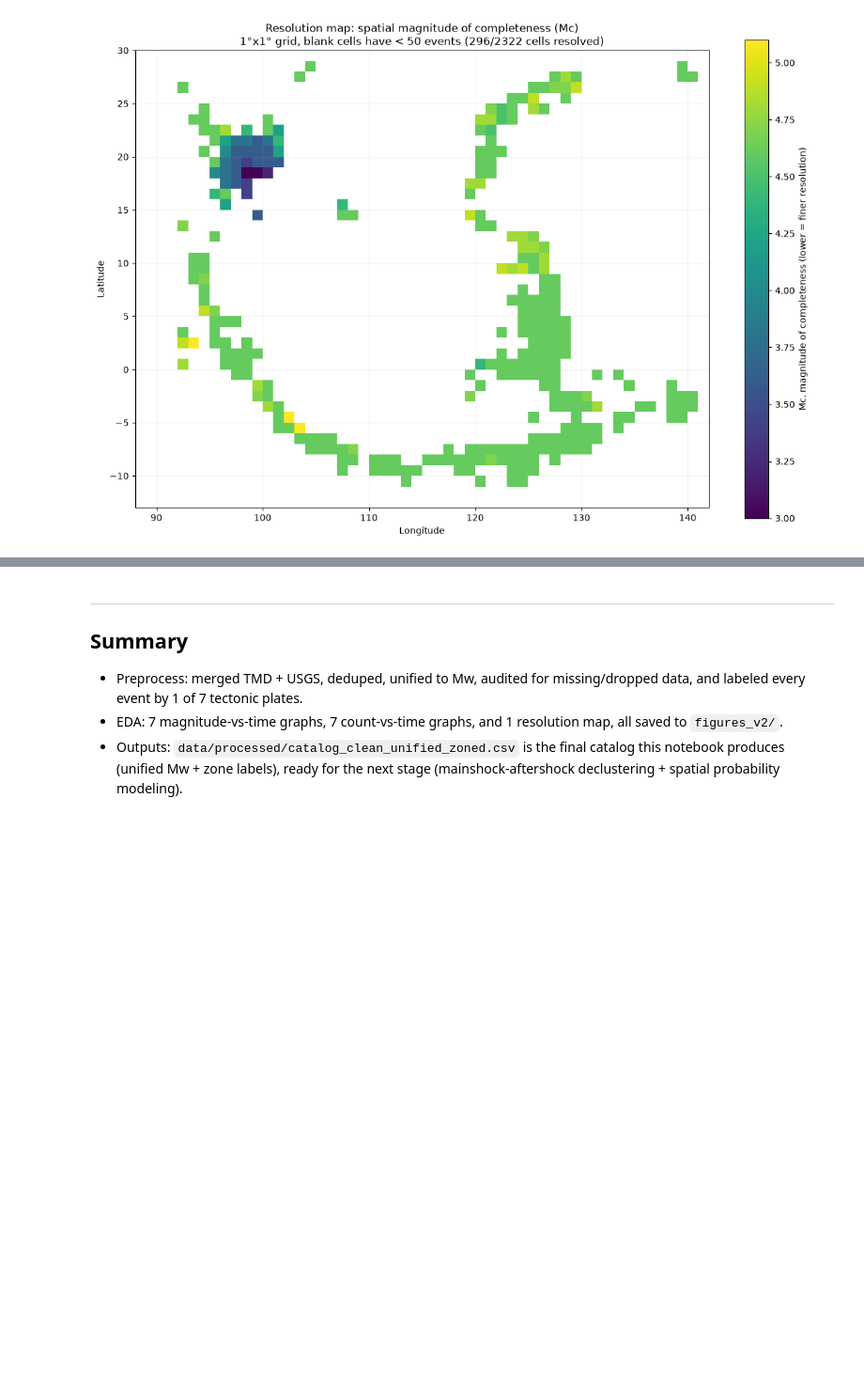
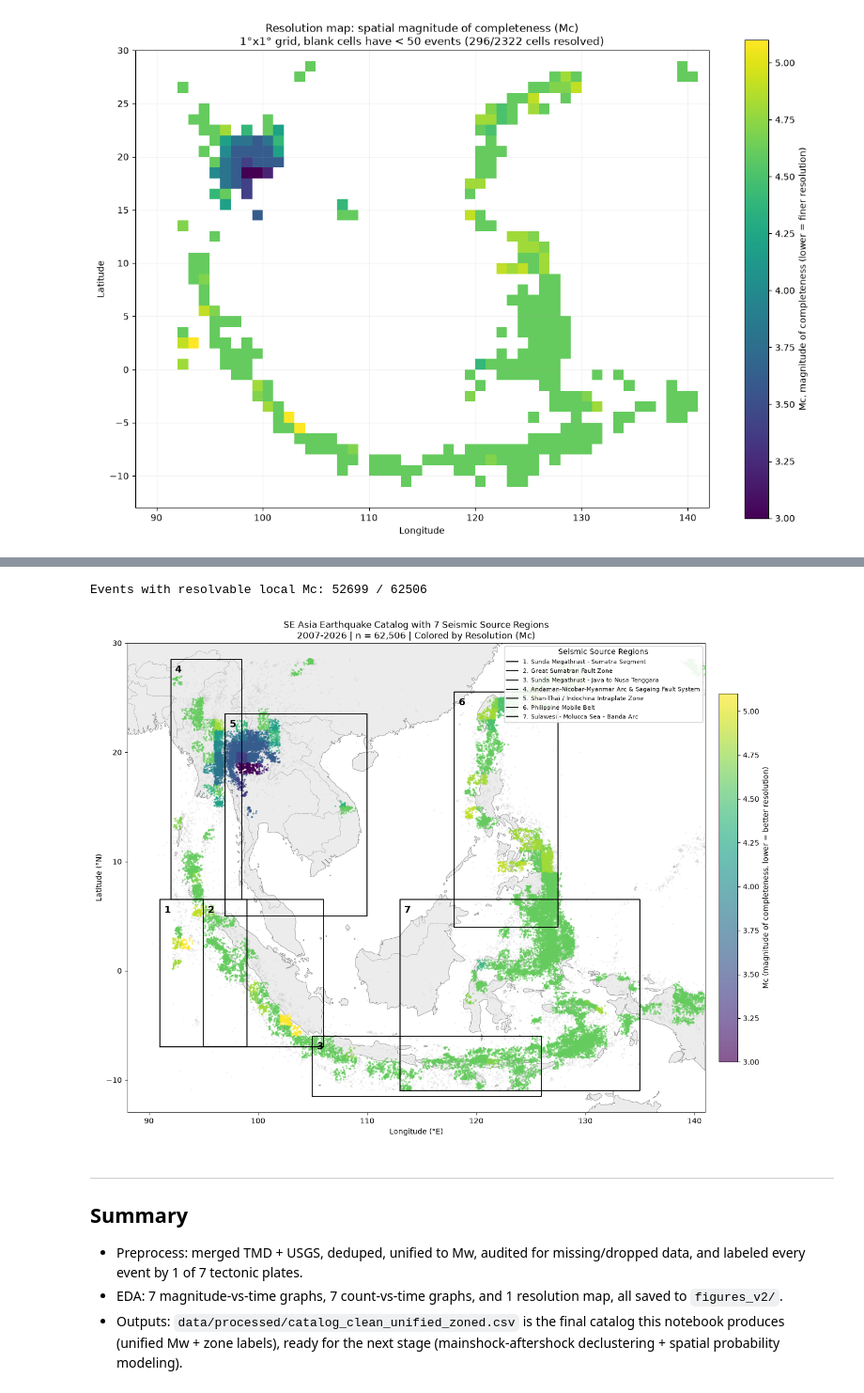
Before and after one commit to maypccp19-glitch/thesis_draft, a Jupyter notebook: preprocess_eda.ipynb, the cells around one changed output, grey strips where cells are left out. Shown at 94% size. Cells and saved outputs as stored; diff of their text form; code cells hidden in the pictures; blank space fills up the shorter version.

```diff
--- a/preprocess_eda.ipynb
+++ b/preprocess_eda.ipynb
@@ -565,3 +580,68 @@ plt.show()
+# %%
+import cartopy.crs as ccrs
+import cartopy.feature as cfeature
+import matplotlib.lines as mlines
+
+# Simplified rectangular outlines for display only (Z1/Z2 approximate the
+# diagonal Sumatra split as boxes; Z3-Z7 match classify()'s real boxes).
+ZONE_BOX = {
+    "Z1": (91, 99, -7, 6.5),
+    "Z2": (95, 106, -7, 6.5),
+    "Z3": (105, 126, -11.5, -6.0),
+    "Z4": (92, 98.5, 6.5, 28.5),
+    "Z5": (97, 110, 5.0, 23.5),
+    "Z6": (118, 127.5, 4.0, 25.5),
+    "Z7": (113, 135, -11.0, 6.5),
+}
+
+# Reuse the mc_grid computed above: look up each event's local Mc via its grid cell
+resolution = np.full(len(catalog), np.nan)
+resolution[valid] = mc_grid[lat_idx[valid], lon_idx[valid]]
+catalog["resolution_mc"] = resolution
+has_res = catalog["resolution_mc"].notna()
+print(f"Events with resolvable local Mc: {has_res.sum()} / {len(catalog)}")
+
+fig = plt.figure(figsize=(14, 10))
+ax = plt.axes(projection=ccrs.PlateCarree())
+ax.set_extent([88, 141, -13, 30], crs=ccrs.PlateCarree())
+ax.add_feature(cfeature.LAND, facecolor="#ececec", zorder=0)
+ax.add_feature(cfeature.BORDERS, linewidth=0.4, edgecolor="#999999", zorder=1)
+ax.add_feature(cfeature.COASTLINE, linewidth=0.5, edgecolor="#777777", zorder=1)
+
+ax.scatter(catalog.loc[~has_res, "lon"], catalog.loc[~has_res, "lat"], color="#cfcfcf", s=3, alpha=0.4,
+           linewidths=0, transform=ccrs.PlateCarree(), zorder=2)
+sc = ax.scatter(catalog.loc[has_res, "lon"], catalog.loc[has_res, "lat"],
+                 c=catalog.loc[has_res, "resolution_mc"], cmap="viridis", s=6, alpha=0.65,
+                 linewidths=0, transform=ccrs.PlateCarree(), zorder=3)
+
+for i, zone in enumerate(ZONE_ORDER, start=1):
+    lon0, lon1, lat0, lat1 = ZONE_BOX[zone]
+    ax.plot([lon0, lon1, lon1, lon0, lon0], [lat0, lat0, lat1, lat1, lat0],
+            color="black", linewidth=1.3, transform=ccrs.PlateCarree(), zorder=4)
+    ax.text(lon0 + 0.4, lat1 - 1.2, str(i), fontsize=13, fontweight="bold", color="black",
+            transform=ccrs.PlateCarree(), zorder=5)
+
+cbar = fig.colorbar(sc, ax=ax, shrink=0.75, pad=0.02)
+cbar.set_label("Mc (magnitude of completeness, lower = better resolution)")
+
+legend_handles = [mlines.Line2D([], [], color="black", linewidth=1.3) for _ in ZONE_ORDER]
+legend_labels = [f"{i}. {ZONE_NAME[z]}" for i, z in enumerate(ZONE_ORDER, start=1)]
+ax.legend(legend_handles, legend_labels, loc="upper right", fontsize=8, framealpha=0.9, title="Seismic Source Regions")
+
+n_years = f"{catalog['time_utc'].min().year}-{catalog['time_utc'].max().year}"
+ax.set_title(f"SE Asia Earthquake Catalog with 7 Seismic Source Regions\n"
+             f"{n_years} | n = {len(catalog):,} | Colored by Resolution (Mc)")
+ax.set_xticks(np.arange(90, 141, 10), crs=ccrs.PlateCarree())
+ax.set_yticks(np.arange(-10, 31, 10), crs=ccrs.PlateCarree())
+ax.set_xlabel("Longitude (°E)")
+ax.set_ylabel("Latitude (°N)")
+
+fig.tight_layout()
+fig.savefig(f"{FIG_DIR}/resolution_by_zone_map.png", dpi=150, bbox_inches="tight")
+plt.show()
+# %% [output]
+Events with resolvable local Mc: 52699 / 62506
+[figure, added]
 # %% [markdown]
 ---
 ## Summary
```
Also changed, not shown: parts of 1 cell of this notebook, 2 other files.
